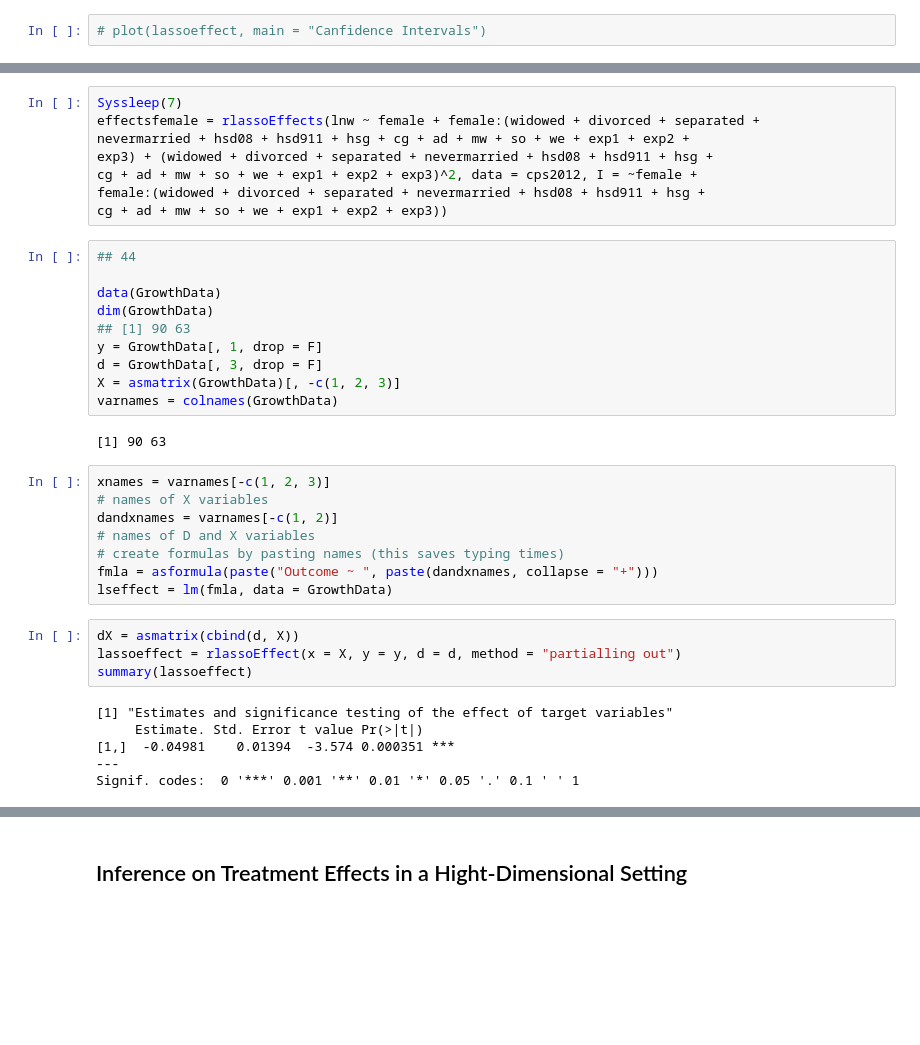
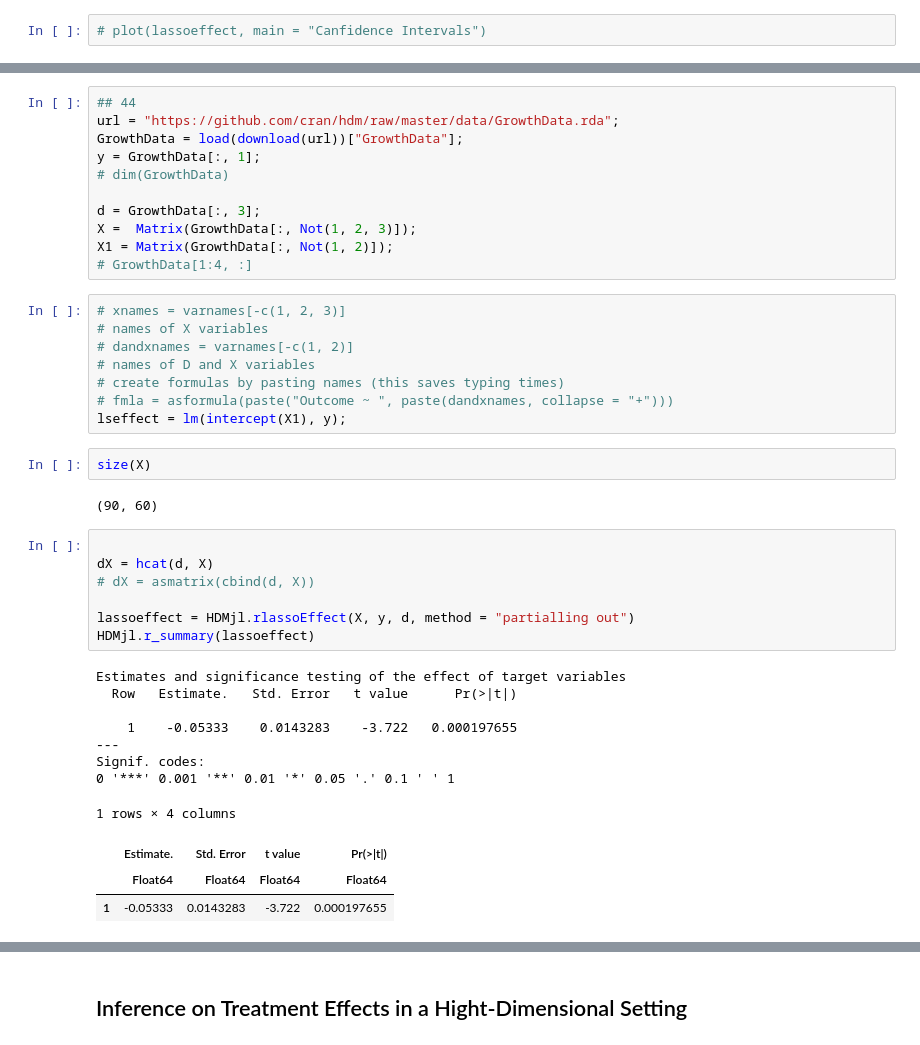
Before and after one commit to d2cml-ai/HDMjl.jl, a Jupyter notebook: examples/hdm_intro_jl.ipynb, the cells around one changed output, grey strips where cells are left out. Cells and saved outputs as stored; diff of their text form; blank space fills up the shorter version.

```diff
--- a/examples/hdm_intro_jl.ipynb
+++ b/examples/hdm_intro_jl.ipynb
@@ -350,39 +331,43 @@ A matrix: 16 × 2 of type dbl
-# %%
-Syssleep(7)
-effectsfemale = rlassoEffects(lnw ~ female + female:(widowed + divorced + separated +
-nevermarried + hsd08 + hsd911 + hsg + cg + ad + mw + so + we + exp1 + exp2 +
-exp3) + (widowed + divorced + separated + nevermarried + hsd08 + hsd911 + hsg +
-cg + ad + mw + so + we + exp1 + exp2 + exp3)^2, data = cps2012, I = ~female +
-female:(widowed + divorced + separated + nevermarried + hsd08 + hsd911 + hsg +
-cg + ad + mw + so + we + exp1 + exp2 + exp3))
 # %%
 ## 44
+url = "https://github.com/cran/hdm/raw/master/data/GrowthData.rda";
+GrowthData = load(download(url))["GrowthData"];
+y = GrowthData[:, 1];
+# dim(GrowthData)
 
-data(GrowthData)
-dim(GrowthData)
-## [1] 90 63
-y = GrowthData[, 1, drop = F]
-d = GrowthData[, 3, drop = F]
-X = asmatrix(GrowthData)[, -c(1, 2, 3)]
-varnames = colnames(GrowthData)
+d = GrowthData[:, 3];
+X =  Matrix(GrowthData[:, Not(1, 2, 3)]);
+X1 = Matrix(GrowthData[:, Not(1, 2)]);
+# GrowthData[1:4, :]
-# %% [output]
-[1] 90 63
 # %%
-xnames = varnames[-c(1, 2, 3)]
+# xnames = varnames[-c(1, 2, 3)]
 # names of X variables
-dandxnames = varnames[-c(1, 2)]
+# dandxnames = varnames[-c(1, 2)]
 # names of D and X variables
 # create formulas by pasting names (this saves typing times)
-fmla = asformula(paste("Outcome ~ ", paste(dandxnames, collapse = "+")))
-lseffect = lm(fmla, data = GrowthData)
+# fmla = asformula(paste("Outcome ~ ", paste(dandxnames, collapse = "+")))
+lseffect = lm(intercept(X1), y);
+# %%
+size(X)
+# %% [output]
+(90, 60)
 # %%
-dX = asmatrix(cbind(d, X))
-lassoeffect = rlassoEffect(x = X, y = y, d = d, method = "partialling out")
-summary(lassoeffect)
+
+dX = hcat(d, X)
+# dX = asmatrix(cbind(d, X))
+
+lassoeffect = HDMjl.rlassoEffect(X, y, d, method = "partialling out")
+HDMjl.r_summary(lassoeffect)
 # %% [output]
-[1] "Estimates and significance testing of the effect of target variables"
-     Estimate. Std. Error t value Pr(>|t|)
-[1,]  -0.04981    0.01394  -3.574 0.000351 ***
+Estimates and significance testing of the effect of target variables
+  Row   Estimate.   Std. Error   t value      Pr(>|t|)
+
+    1    -0.05333    0.0143283    -3.722   0.000197655
 ---
-Signif. codes:  0 '***' 0.001 '**' 0.01 '*' 0.05 '.' 0.1 ' ' 1
+Signif. codes:
+0 '***' 0.001 '**' 0.01 '*' 0.05 '.' 0.1 ' ' 1
+1 rows × 4 columns
+|  | Estimate. | Std. Error | t value | Pr(>|t|) |
+|  | Float64 | Float64 | Float64 | Float64 |
+| 1 | -0.05333 | 0.0143283 | -3.722 | 0.000197655 |
 # %%
```
Also changed, not shown: parts of 30 cells of this notebook, 8 other files.
